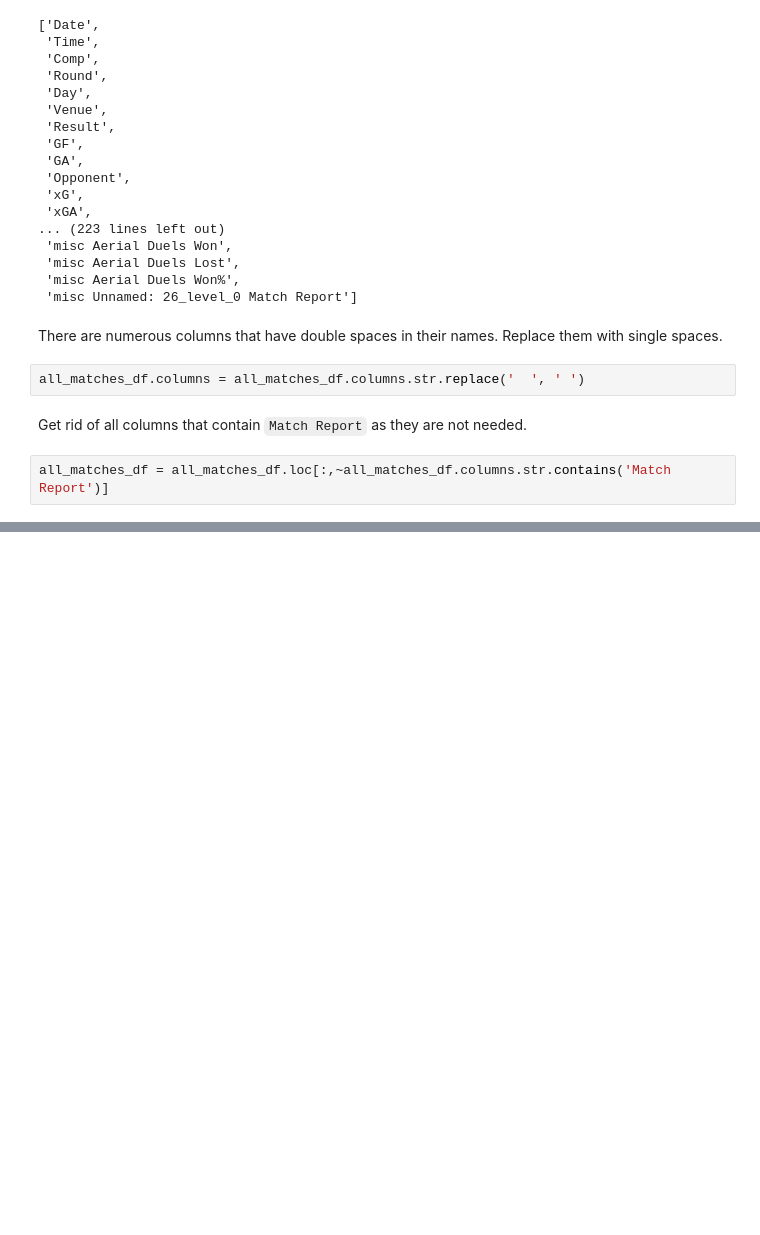
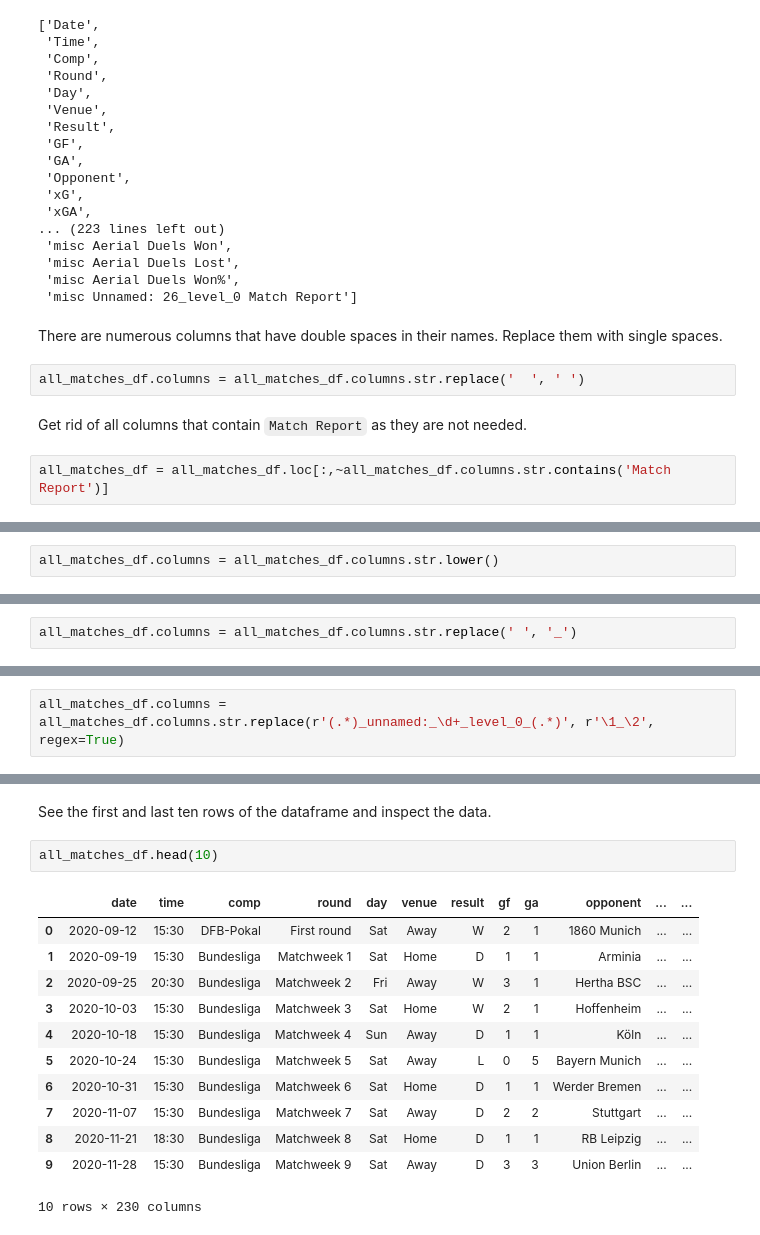
Before and after one commit to stoyanK7/football-prediction, a Jupyter notebook: scraping.ipynb, the cells around one changed output, grey strips where cells are left out. Saved outputs shown, nothing was run; the diff lists cells and outputs as text; blank space fills up the shorter version.

Commit message:
add data cleaning

```diff
--- a/scraping.ipynb
+++ b/scraping.ipynb
@@ -209,0 +212,2 @@ all_matches_df = all_matches_df.loc[:,~all_matches_df.columns.str.contains('Matc
+# %%
+all_matches_df.columns = all_matches_df.columns.str.lower()
@@ -209,0 +216,2 @@ all_matches_df = all_matches_df.loc[:,~all_matches_df.columns.str.contains('Matc
+# %%
+all_matches_df.columns = all_matches_df.columns.str.replace(' ', '_')
@@ -209,0 +254,2 @@ all_matches_df = all_matches_df.loc[:,~all_matches_df.columns.str.contains('Matc
+# %%
+all_matches_df.columns = all_matches_df.columns.str.replace(r'(.*)_unnamed:_\d+_level_0_(.*)', r'\1_\2', regex=True)
@@ -209,0 +278,17 @@ all_matches_df = all_matches_df.loc[:,~all_matches_df.columns.str.contains('Matc
+# %% [markdown]
+See the first and last ten rows of the dataframe and inspect the data.
+# %%
+all_matches_df.head(10)
+# %% [output]
+|  | date | time | comp | round | day | venue | result | gf | ga | opponent | ... | ... |
+| 0 | 2020-09-12 | 15:30 | DFB-Pokal | First round | Sat | Away | W | 2 | 1 | 1860 Munich | ... | ... |
+| 1 | 2020-09-19 | 15:30 | Bundesliga | Matchweek 1 | Sat | Home | D | 1 | 1 | Arminia | ... | ... |
+| 2 | 2020-09-25 | 20:30 | Bundesliga | Matchweek 2 | Fri | Away | W | 3 | 1 | Hertha BSC | ... | ... |
+| 3 | 2020-10-03 | 15:30 | Bundesliga | Matchweek 3 | Sat | Home | W | 2 | 1 | Hoffenheim | ... | ... |
+| 4 | 2020-10-18 | 15:30 | Bundesliga | Matchweek 4 | Sun | Away | D | 1 | 1 | Köln | ... | ... |
+| 5 | 2020-10-24 | 15:30 | Bundesliga | Matchweek 5 | Sat | Away | L | 0 | 5 | Bayern Munich | ... | ... |
+| 6 | 2020-10-31 | 15:30 | Bundesliga | Matchweek 6 | Sat | Home | D | 1 | 1 | Werder Bremen | ... | ... |
+| 7 | 2020-11-07 | 15:30 | Bundesliga | Matchweek 7 | Sat | Away | D | 2 | 2 | Stuttgart | ... | ... |
+| 8 | 2020-11-21 | 18:30 | Bundesliga | Matchweek 8 | Sat | Home | D | 1 | 1 | RB Leipzig | ... | ... |
+| 9 | 2020-11-28 | 15:30 | Bundesliga | Matchweek 9 | Sat | Away | D | 3 | 3 | Union Berlin | ... | ... |
+10 rows × 230 columns
```
Also changed, not shown: parts of 34 cells of this notebook, 2 other files.
